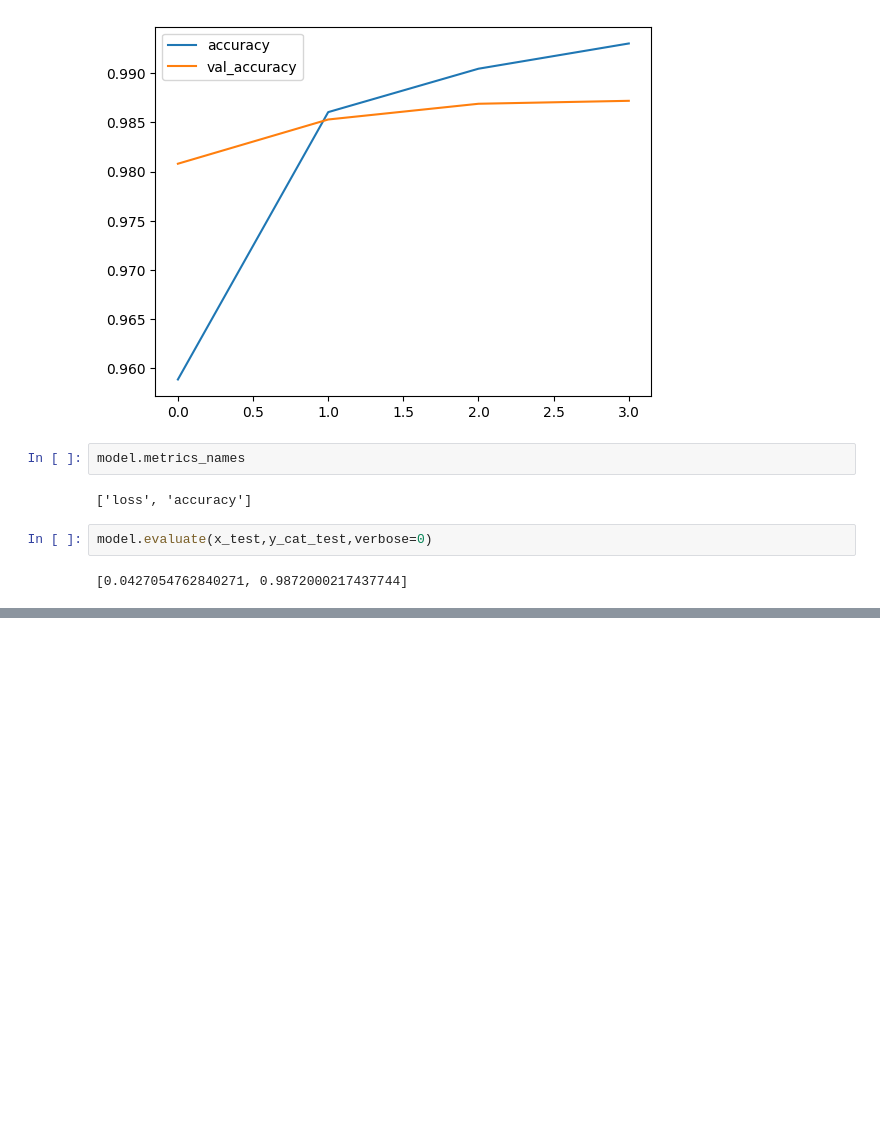
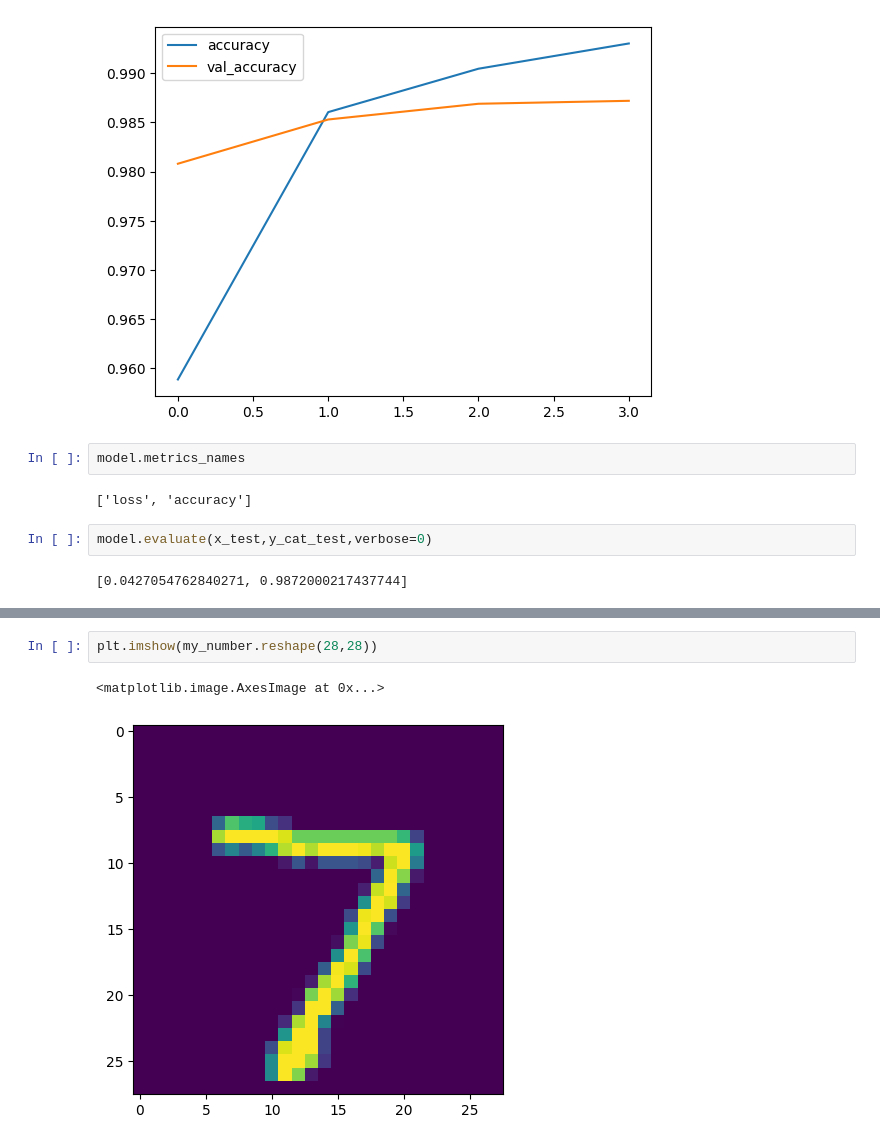
Before and after one commit to wereign/aera-vera-keras-nathu-geras, a Jupyter notebook: MNIST_Classification.ipynb, the cells around one changed output, grey strips where cells are left out. Drawn from its saved outputs; the diff is of its cells as text; blank space fills up the shorter version.

```diff
--- a/MNIST_Classification.ipynb
+++ b/MNIST_Classification.ipynb
@@ -142,0 +190,5 @@ model.evaluate(x_test,y_cat_test,verbose=0)
+# %%
+plt.imshow(my_number.reshape(28,28))
+# %% [output]
+<matplotlib.image.AxesImage at 0x...>
+[figure, added]
```
Also changed, not shown: parts of 8 cells of this notebook.
